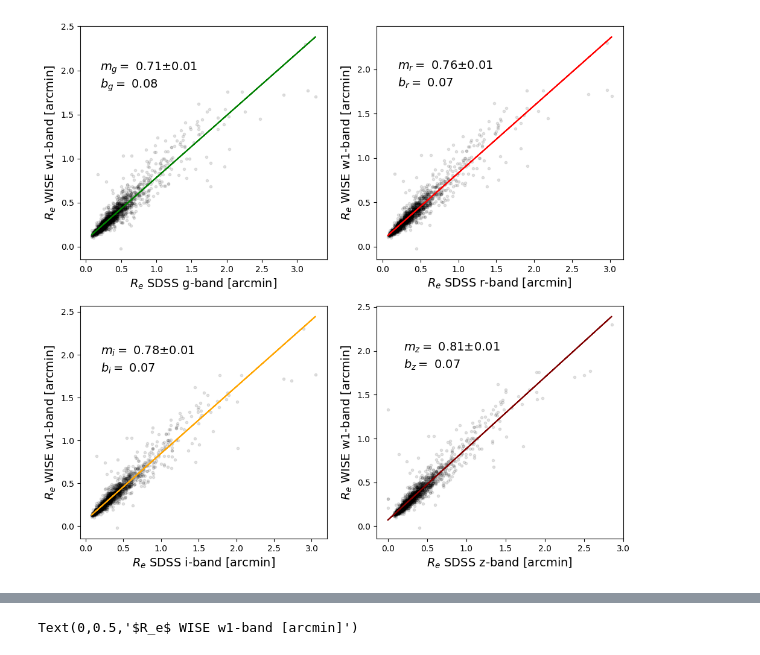
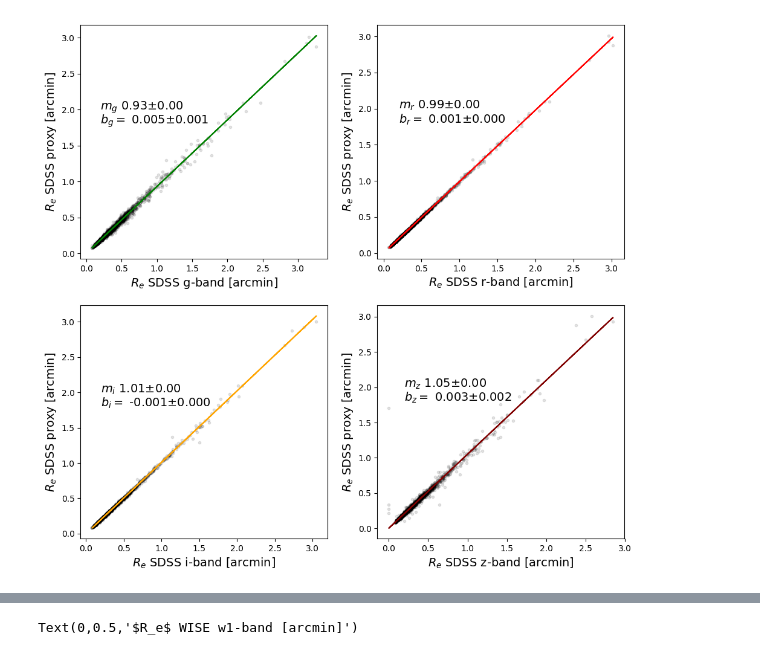
Before and after one commit to jl582/reddening_Ast399, a Jupyter notebook: half_light.ipynb, the cells around one changed output, grey strips where cells are left out. Drawn from its saved outputs; the diff is of its cells as text; code cells hidden in the pictures.

```diff
--- a/half_light.ipynb
+++ b/half_light.ipynb
@@ -26,6 +26,21 @@ table = trim(table, index)
 index, = np.where(table['Wba']>0.01)
 table = trim(table, index)
 
+index, = np.where(table['R50_g']>0)
+table = trim(table, index)
+
+index, = np.where(table['R50_r']>0)
+table = trim(table, index)
+
+index, = np.where(table['R50_i']>0)
+table = trim(table, index)
+
+index, = np.where(table['R50_z']>0)
+table = trim(table, index)
+
+index, = np.where(table['R50_w1']>0)
+table = trim(table, index)
+
 Sba = table['Sba']  # SDSS b/a
 Wba = table['Wba']  # WISE b/a
 Re_g = table['R50_g'] #half light radius for different bands
@@ -38,18 +203,8 @@ Re_i_z = (1./2)*(Re_i + Re_z) #i+z half light radius
 # %%
-## defining the linear fit
-def linfit(x, m, b):
-    return m * x + b
-
-fit_g, cov_g = curve_fit(linfit, Re_g, Re_w1, p0=[1, 2])
-fit_r, cov_r = curve_fit(linfit, Re_r, Re_w1, p0=[1, 2])
-fit_i, cov_i = curve_fit(linfit, Re_i, Re_w1, p0=[1, 2])
-fit_z, cov_z = curve_fit(linfit, Re_z, Re_w1, p0=[1, 2])
-
-print 'g: ', fit_g, cov_g
-print 'r: ', fit_r, cov_r
-print 'i: ', fit_i, cov_i
-print 'z: ', fit_z, cov_z
-##print np.polyfit(Re_g, Re_w1, 1)
+fit_prox_g, cov_prox_g = curve_fit(linfit, Re_g, Re_prox, p0=[1, 2])
+fit_prox_r, cov_prox_r = curve_fit(linfit, Re_r, Re_prox, p0=[1, 2])
+fit_prox_i, cov_prox_i = curve_fit(linfit, Re_i, Re_prox, p0=[1, 2])
+fit_prox_z, cov_prox_z = curve_fit(linfit, Re_z, Re_prox, p0=[1, 2])
 
 fig = py.figure(figsize=(10, 10), dpi=100)
 fig.subplots_adjust(wspace=0.2, hspace=0.2, top=0.95, bottom=0.10, left=0.08, right=0.98)
@@ -57,47 +212,34 @@ gs = gridspec.GridSpec(2, 2, height_ratios=[1,1])
 p = 0
 
 ax = plt.subplot(gs[p]) ; p+=1
-ax.scatter(Re_g, Re_w1, c='k', alpha=0.1, marker='.') # black points
-ax.text(0.2,2., '$m_g=$ '+'%.2f'%fit_g[0]+r'$\pm$'+'%.2f'%np.sqrt(cov_g[0][0]), fontsize=14, color='k')
-ax.text(0.2,1.8, r'$b_g=$ '+'%.2f'%fit_g[1], fontsize=14, color='k')
-ax.plot(Re_g, linfit(Re_g, fit_g[0], fit_g[1]), 'g', label='Linear Trend')
+ax.scatter(Re_g, Re_prox, c='k', alpha=0.1, marker='.') # black points
+ax.text(0.2,2., '$m_{g}$ '+'%.2f'%fit_prox_g[0]+r'$\pm$'+'%.2f'%np.sqrt(cov_prox_g[0][0]), fontsize=14, color='k')
+ax.text(0.2,1.8, r'$b_g=$ '+'%.3f'%fit_prox_g[1]+r'$\pm$'+'%.3f'%np.sqrt(cov_prox_g[1][1]), fontsize=14, color='k')
+ax.plot(Re_g, linfit(Re_g, fit_prox_g[0], fit_prox_g[1]), 'g', label='Linear Trend')
 ax.set_xlabel('$R_e$'+' SDSS g-band [arcmin]', size=14)
-ax.set_ylabel('$R_e$'+' WISE w1-band [arcmin]', size=14)
-#ax.legend()
+ax.set_ylabel('$R_e$'+' SDSS proxy [arcmin]', size=14)
 
 ax = plt.subplot(gs[p]) ; p+=1
-ax.scatter(Re_r, Re_w1, c='k', alpha=0.1, marker='.') # black points
-ax.text(0.2,2., '$m_r=$ '+'%.2f'%fit_r[0]+r'$\pm$'+'%.2f'%np.sqrt(cov_r[0][0]), fontsize=14, color='k')
-ax.text(0.2,1.8, r'$b_r=$ '+'%.2f'%fit_r[1], fontsize=14, color='k')
-ax.plot(Re_r, linfit(Re_r, fit_r[0], fit_r[1]), 'r', label='Linear Trend')
+ax.scatter(Re_r, Re_prox, c='k', alpha=0.1, marker='.') # black points
+ax.text(0.2,2., '$m_{r}$ '+'%.2f'%fit_prox_r[0]+r'$\pm$'+'%.2f'%np.sqrt(cov_prox_r[0][0]), fontsize=14, color='k')
+ax.text(0.2,1.8, r'$b_r=$ '+'%.3f'%fit_prox_r[1]+r'$\pm$'+'%.3f'%np.sqrt(cov_prox_r[1][1]), fontsize=14, color='k')
+ax.plot(Re_r, linfit(Re_r, fit_prox_r[0], fit_prox_r[1]), 'r', label='Linear Trend')
 ax.set_xlabel('$R_e$'+' SDSS r-band [arcmin]', size=14)
-ax.set_ylabel('$R_e$'+' WISE w1-band [arcmin]', size=14)
+ax.set_ylabel('$R_e$'+' SDSS proxy [arcmin]', size=14)
 
 ax = plt.subplot(gs[p]) ; p+=1
-ax.scatter(Re_i, Re_w1, c='k', alpha=0.1, marker='.') # black points
-ax.text(0.2,2., '$m_i=$ '+'%.2f'%fit_i[0]+r'$\pm$'+'%.2f'%np.sqrt(cov_i[0][0]), fontsize=14, color='k')
-ax.text(0.2,1.8, r'$b_i=$ '+'%.2f'%fit_i[1], fontsize=14, color='k')
-ax.plot(Re_i, linfit(Re_i, fit_i[0], fit_i[1]), 'orange', label='Linear Trend')
+ax.scatter(Re_i, Re_prox, c='k', alpha=0.1, marker='.') # black points
+ax.text(0.2,2., '$m_{i}$ '+'%.2f'%fit_prox_i[0]+r'$\pm$'+'%.2f'%np.sqrt(cov_prox_i[0][0]), fontsize=14, color='k')
+ax.text(0.2,1.8, r'$b_i=$ '+'%.3f'%fit_prox_i[1]+r'$\pm$'+'%.3f'%np.sqrt(cov_prox_i[1][1]), fontsize=14, color='k')
+ax.plot(Re_i, linfit(Re_i, fit_prox_i[0], fit_prox_i[1]), 'orange', label='Linear Trend')
 ax.set_xlabel('$R_e$'+' SDSS i-band [arcmin]', size=14)
-ax.set_ylabel('$R_e$'+' WISE w1-band [arcmin]', size=14)
+ax.set_ylabel('$R_e$'+' SDSS proxy [arcmin]', size=14)
 
 ax = plt.subplot(gs[p]) ; p+=1
-ax.scatter(Re_z, Re_w1, c='k', alpha=0.1, marker='.') # black points
-ax.text(0.2,2., '$m_z=$ '+'%.2f'%fit_z[0]+r'$\pm$'+'%.2f'%np.sqrt(cov_z[0][0]), fontsize=14, color='k')
-ax.text(0.2,1.8, r'$b_z=$ '+'%.2f'%fit_z[1], fontsize=14, color='k')
-ax.plot(Re_z, linfit(Re_z, fit_z[0], fit_z[1]), 'maroon', label='Linear Trend')
+ax.scatter(Re_z, Re_prox, c='k', alpha=0.1, marker='.') # black points
+ax.text(0.2,2., '$m_{z}$ '+'%.2f'%fit_prox_z[0]+r'$\pm$'+'%.2f'%np.sqrt(cov_prox_z[0][0]), fontsize=14, color='k')
+ax.text(0.2,1.8, r'$b_z=$ '+'%.3f'%fit_prox_z[1]+r'$\pm$'+'%.3f'%np.sqrt(cov_prox_z[1][1]), fontsize=14, color='k')
+ax.plot(Re_z, linfit(Re_z, fit_prox_z[0], fit_prox_z[1]), 'maroon', label='Linear Trend')
 ax.set_xlabel('$R_e$'+' SDSS z-band [arcmin]', size=14)
-ax.set_ylabel('$R_e$'+' WISE w1-band [arcmin]', size=14)
-
-#g vs w1
-
-#fig = plt.figure(figsize=(5, 5))
-#plt.scatter(Re_g, Re_w1, c='k', alpha=0.1, marker='.') # black points
-#plt.plot(Re_g, linfit(Re_g, fit_g[0], fit_g[1]), 'b', label='Linear Trend') # blue linear fit
-#plt.plot(Re_g, linfit(Re_g, fit_g[0], fit_g[1]+.5), 'g:', label='$\pm$ 0.5 arcmin') # +0.5 arcmin boundary
-#plt.plot(Re_g, linfit(Re_g, fit_g[0], fit_g[1]-.5), 'g:') # -0.5 arcmin boundary
-#plt.plot([0,2],[0,2], 'r--')    # equality red line
-#arange = np.arange(0, 3, 1)
-#plt.plot(arange+.5, arange, 'g--')
-#plt.plot(arange-.5, arange, 'g--')
+ax.set_ylabel('$R_e$'+' SDSS proxy [arcmin]', size=14)
 # %% [output]
@@ -105 +247 @@ Text(0,0.5,'$R_e$ WISE w1-band [arcmin]')
-[figure, old version]
+[figure, new version]
```
Also changed, not shown: parts of 7 cells of this notebook.
